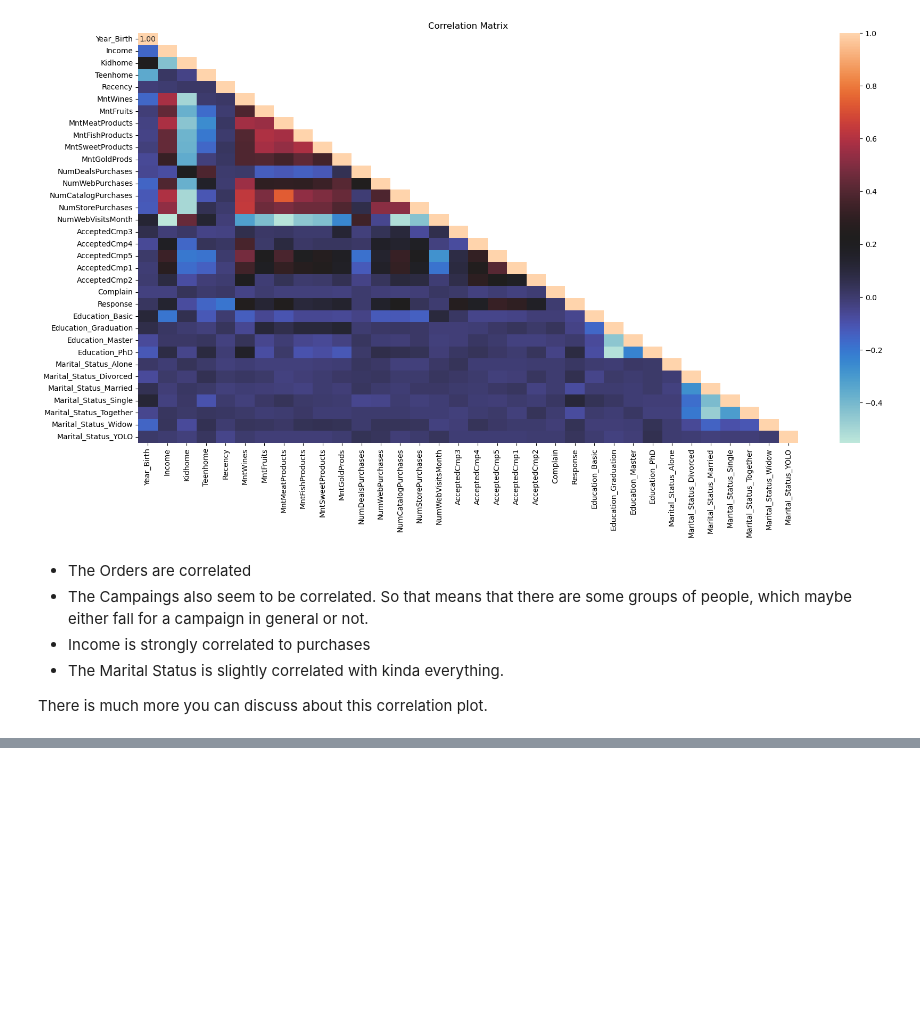
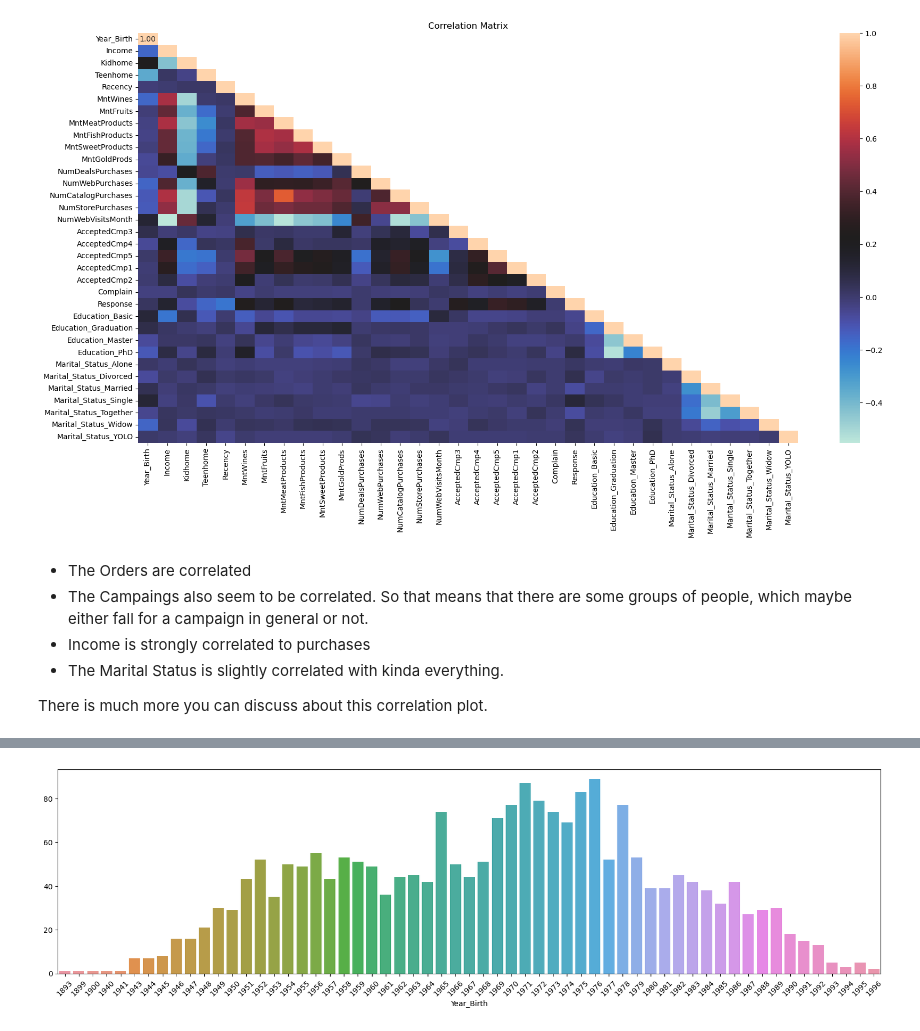
Before and after one commit to Tomson909/Customer-Personality-Analysis, a Jupyter notebook: 01_EDA/EDA.ipynb, the cells around one changed output, grey strips where cells are left out. Drawn from its saved outputs; the diff is of its cells as text; code cells hidden in the pictures; blank space fills up the shorter version.

```diff
--- a/01_EDA/EDA.ipynb
+++ b/01_EDA/EDA.ipynb
@@ -189,0 +193,7 @@ There is much more you can discuss about this correlation plot.
+# %%
+# countplot of the date of births
+plt.figure(figsize=(20, 5))
+sns.barplot(x=data['Year_Birth'].value_counts().index, y=data['Year_Birth'].value_counts().values)
+plt.tick_params(axis='x', rotation=45)
+# %% [output]
+[figure, added]
```
Also changed, not shown: parts of 6 cells of this notebook.
